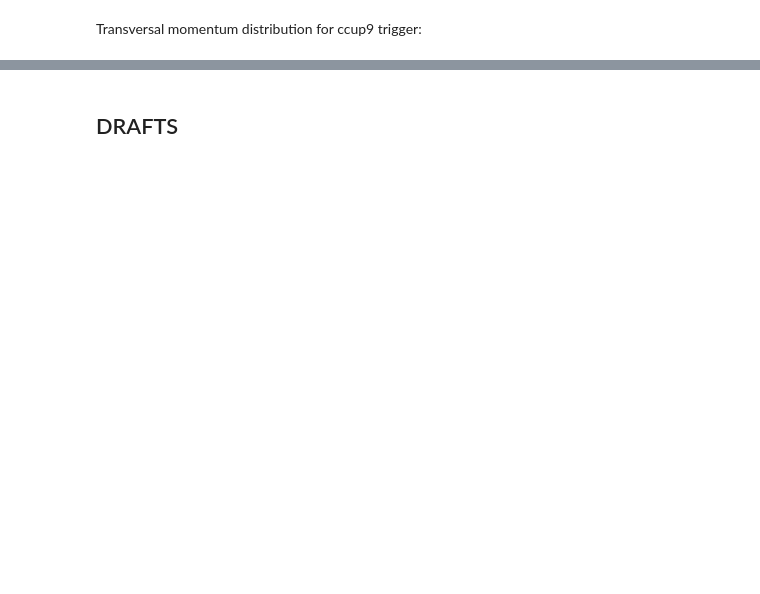
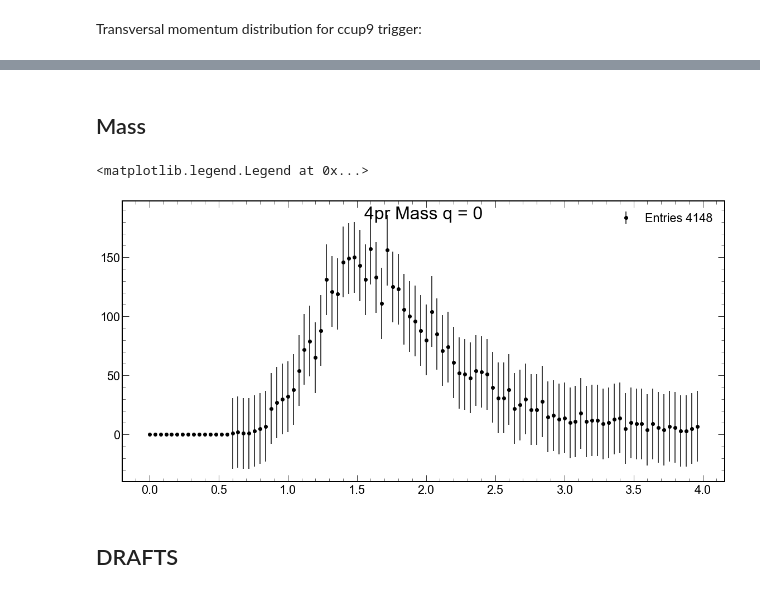
Before and after one commit to bdrum/cern-physics, a Jupyter notebook: notebooks/RhoPrime.ipynb, the cells around one changed output, grey strips where cells are left out. Drawn from its saved outputs; the diff is of its cells as text; code cells hidden in the pictures; blank space fills up the shorter version.

```diff
--- a/notebooks/RhoPrime.ipynb
+++ b/notebooks/RhoPrime.ipynb
@@ -132,2 +108,34 @@ SyntaxError: unexpected character after line continuation character (<ipython-in
+# %% [markdown]
+## Mass
+# %%
+massPion = np.full(pxg.shape[0], 0.140)
+
+# float esum = sqrt( (trk[0]->Px())*trk[0]->Px() + (trk[0]->Py())*trk[0]->Py() +(trk[0]->Pz())*trk[0]->Pz() + partmass*partmass);
+# esum = esum + sqrt( (trk[1]->Px())*trk[1]->Px() + (trk[1]->Py())*trk[1]->Py() +(trk[1]->Pz())*trk[1]->Pz() + partmass*partmass);
+# float amass = sqrt( esum*esum - pxsum*pxsum - pysum*pysum - pzsum*pzsum );
+
+
+Energy0 = np.sqrt(massPion**2 + pxg[:,0]**2 + pyg[:,0]**2 + pzg[:,0]**2)
+Energy1 = np.sqrt(massPion**2 + pxg[:,1]**2 + pyg[:,1]**2 + pzg[:,1]**2)
+Energy2 = np.sqrt(massPion**2 + pxg[:,2]**2 + pyg[:,2]**2 + pzg[:,2]**2)
+Energy3 = np.sqrt(massPion**2 + pxg[:,3]**2 + pyg[:,3]**2 + pzg[:,3]**2)
+
+Energy = Energy0 + Energy1 + Energy2 + Energy3
+
+Mass = np.sqrt(Energy**2 - np.sum(pxg,axis=1)**2 - np.sum(pyg,axis=1)**2 - np.sum(pzg,axis=1)**2)
+
+
+
+counts, bins = np.histogram(Mass,bins=100, range=(0,4))
+fig = plt.figure(figsize=(15, 7))
+ax = fig.add_axes([0,0,1,1])
+fig.suptitle('4pr Mass q = 0', fontsize=32)
+plt.style.use(hep.style.ROOT)
+ax.errorbar(bins[:-1],counts, 30 * counts // counts,fmt='o', color='black',label=f'Entries {np.sum(counts)}')
+
+ax.legend()
+# %% [output]
+<matplotlib.legend.Legend at 0x...>
+[figure, added]
 # %% [markdown]
 ## DRAFTS
```
Also changed, not shown: parts of 15 cells of this notebook.
